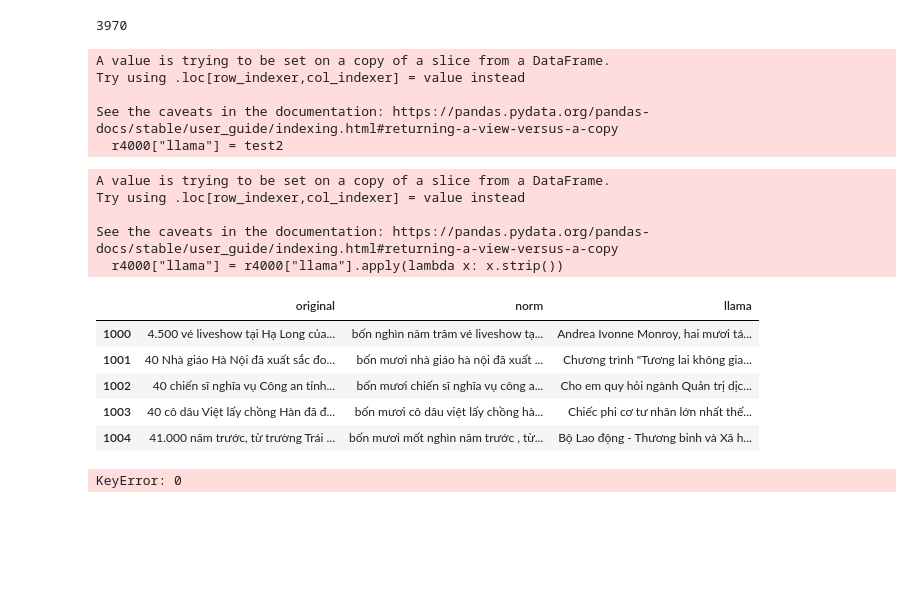
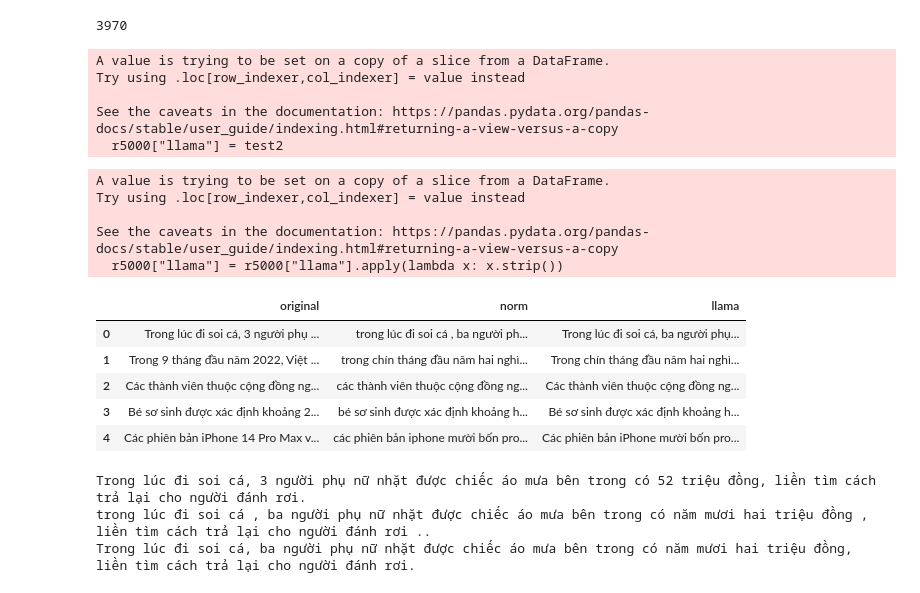
Before and after one commit to khanhthanhdev/RAG-code-assistant, a Jupyter notebook: usellama.ipynb, the cells around one changed output. Drawn from its saved outputs; the diff is of its cells as text; code cells hidden in the pictures; blank space fills up the shorter version.

```diff
--- a/usellama.ipynb
+++ b/usellama.ipynb
@@ -124,7 +137,7 @@ for p in combined_sentences[:]:  # Iterate over a copy of test_list
         response_list.append(output)
         print(f"{output}")
 
-    time.sleep(0.55)
+    time.sleep(0.6)
 print(f"time taken: {time.time() - start}")
 print(f"Total tokens used: {total}")
 # %% [output]
@@ -226,36 +178,38 @@ test2[50:80]
 # %% [output]
 3970
 # %%
-r4000 = data[1000:5000]
+r5000 = data[:5000]
 # %%
-r4000["llama"] = test2
+r5000["llama"] = test2
 # %% [output]
 A value is trying to be set on a copy of a slice from a DataFrame.
 Try using .loc[row_indexer,col_indexer] = value instead
 
 See the caveats in the documentation: https://pandas.pydata.org/pandas-docs/stable/user_guide/indexing.html#returning-a-view-versus-a-copy
-  r4000["llama"] = test2
+  r5000["llama"] = test2
 # %%
-r4000["llama"] = r4000["llama"].apply(lambda x: x.strip())
+r5000["llama"] = r5000["llama"].apply(lambda x: x.strip())
 # %% [output]
 A value is trying to be set on a copy of a slice from a DataFrame.
 Try using .loc[row_indexer,col_indexer] = value instead
 
 See the caveats in the documentation: https://pandas.pydata.org/pandas-docs/stable/user_guide/indexing.html#returning-a-view-versus-a-copy
-  r4000["llama"] = r4000["llama"].apply(lambda x: x.strip())
+  r5000["llama"] = r5000["llama"].apply(lambda x: x.strip())
 # %%
-r4000.head()
+r5000.head()
 # %% [output]
 |  | original | norm | llama |
-| 1000 | 4.500 vé liveshow tại Hạ Long của... | bốn nghìn năm trăm vé liveshow tạ... | Andrea Ivonne Monroy, hai mươi tá... |
-| 1001 | 40 Nhà giáo Hà Nội đã xuất sắc đo... | bốn mươi nhà giáo hà nội đã xuất ... | Chương trình "Tương lai không gia... |
-| 1002 | 40 chiến sĩ nghĩa vụ Công an tỉnh... | bốn mươi chiến sĩ nghĩa vụ công a... | Cho em quy hỏi ngành Quản trị dịc... |
-| 1003 | 40 cô dâu Việt lấy chồng Hàn đã đ... | bốn mươi cô dâu việt lấy chồng hà... | Chiếc phi cơ tư nhân lớn nhất thế... |
-| 1004 | 41.000 năm trước, từ trường Trái ... | bốn mươi mốt nghìn năm trước , từ... | Bộ Lao động - Thương binh và Xã h... |
+| 0 | Trong lúc đi soi cá, 3 người phụ ... | trong lúc đi soi cá , ba người ph... | Trong lúc đi soi cá, ba người phụ... |
+| 1 | Trong 9 tháng đầu năm 2022, Việt ... | trong chín tháng đầu năm hai nghì... | Trong chín tháng đầu năm hai nghì... |
+| 2 | Các thành viên thuộc cộng đồng ng... | các thành viên thuộc cộng đồng ng... | Các thành viên thuộc cộng đồng ng... |
+| 3 | Bé sơ sinh được xác định khoảng 2... | bé sơ sinh được xác định khoảng h... | Bé sơ sinh được xác định khoảng h... |
+| 4 | Các phiên bản iPhone 14 Pro Max v... | các phiên bản iphone mười bốn pro... | Các phiên bản iPhone mười bốn pro... |
 # %%
-print(r4000["original"][0])
-print(r4000["norm"][0])
-print(r4000["llama"][0])
+print(r5000["original"][0])
+print(r5000["norm"][0])
+print(r5000["llama"][0])
 # %% [output]
-KeyError: 0
+Trong lúc đi soi cá, 3 người phụ nữ nhặt được chiếc áo mưa bên trong có 52 triệu đồng, liền tìm cách trả lại cho người đánh rơi.
+trong lúc đi soi cá , ba người phụ nữ nhặt được chiếc áo mưa bên trong có năm mươi hai triệu đồng , liền tìm cách trả lại cho người đánh rơi ..
+Trong lúc đi soi cá, ba người phụ nữ nhặt được chiếc áo mưa bên trong có năm mươi hai triệu đồng, liền tìm cách trả lại cho người đánh rơi.
 # %%
```
Also changed, not shown: parts of 16 cells of this notebook, 2 other files.
